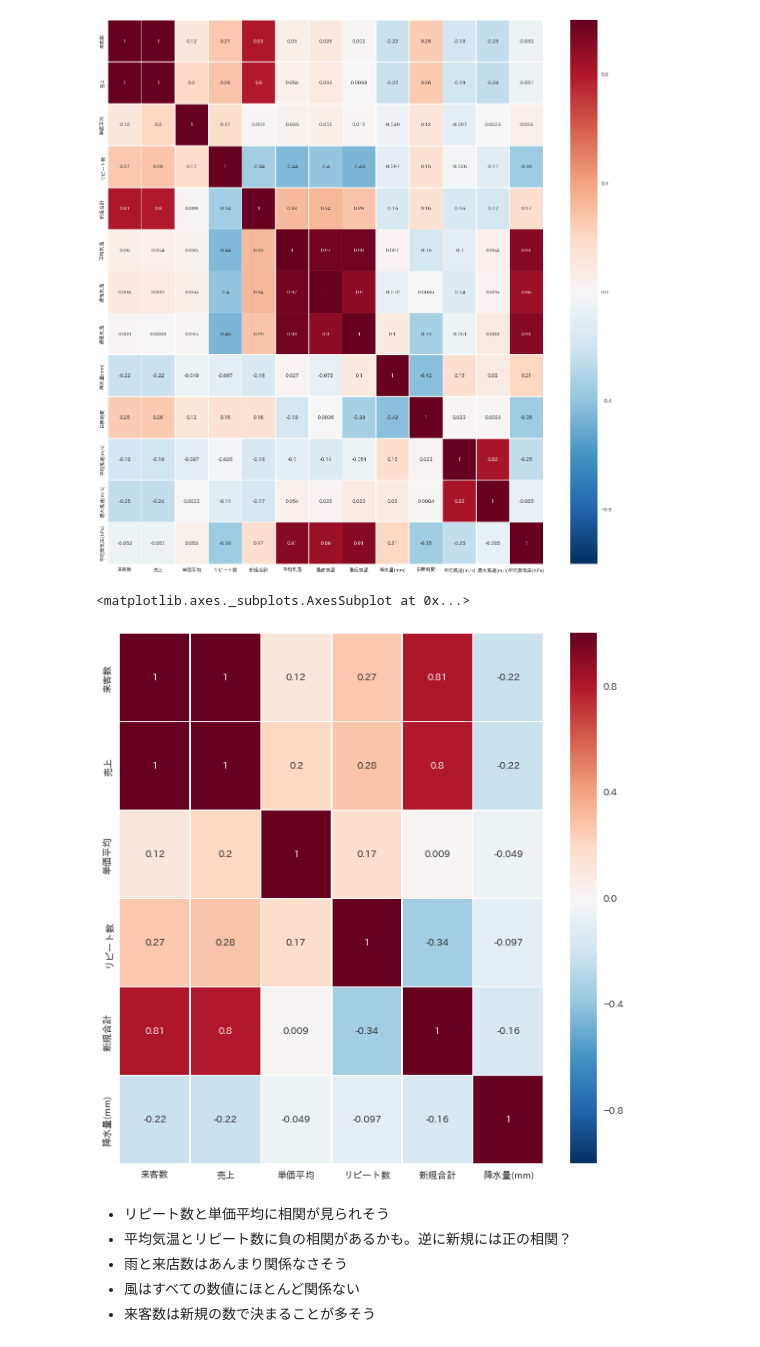
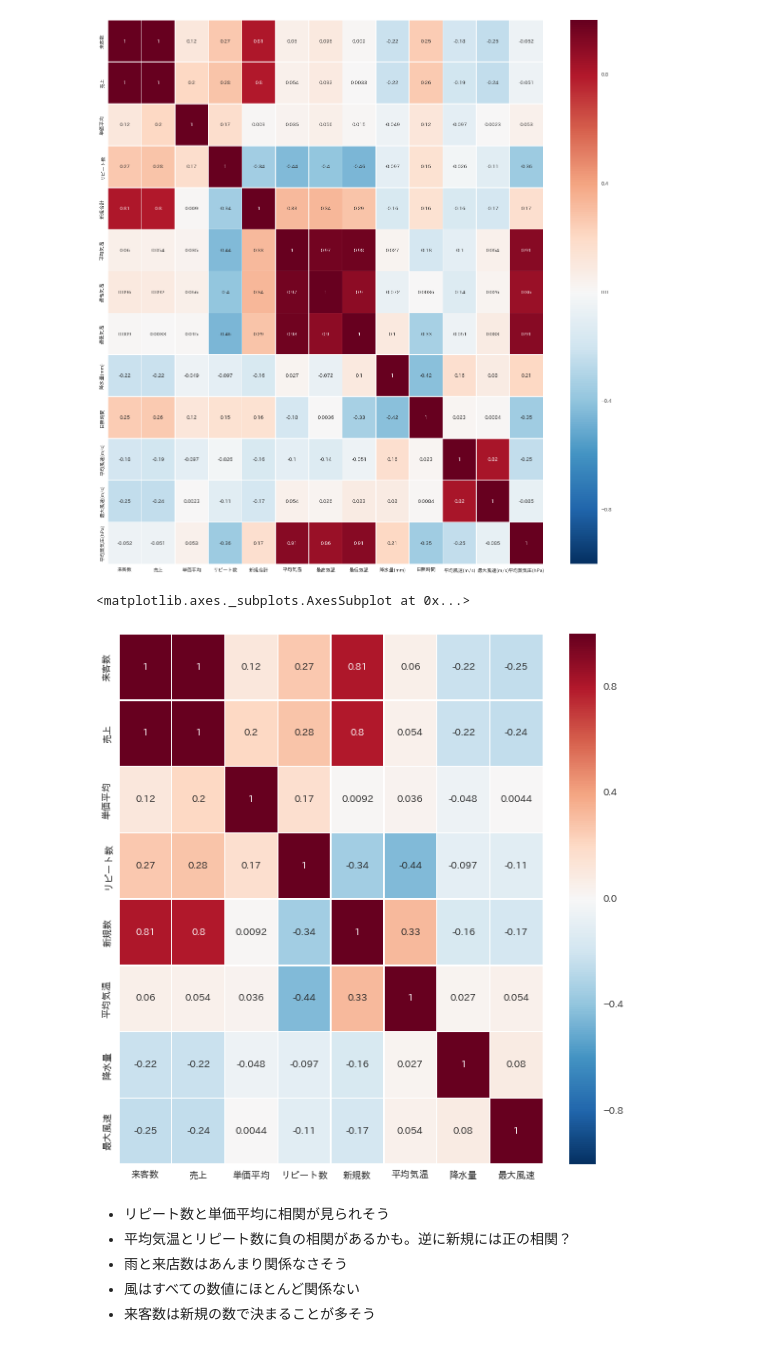
Before and after one commit to hayato1986/analysis, a Jupyter notebook: 1612tantantiger.ipynb, the cells around one changed output. Saved outputs shown, nothing was run; the diff lists cells and outputs as text; code cells hidden in the pictures.

```diff
--- a/1612tantantiger.ipynb
+++ b/1612tantantiger.ipynb
@@ -10,9 +10,9 @@ from scipy import stats
 sns.set_style('whitegrid')
 # %%
 #CSVデータをDF形式で読み込み。 indexにdateを設定
-rowdata = pd.read_csv('/Users/hayato1986/Documents/analysis/open/data/tantantigerdata.csv',
+rowdata = pd.read_csv('./data/tantantigerdata.csv',
                       parse_dates=['日付'],index_col=['日付'], dayfirst=True)
-#rowdata['week'] = rowdata.index.weekday #曜日を追加
+#rowdata['week'] = rowdata.index.weekday #曜日を追加してたけど元データで加工することにした
 # %%
 #データ概要1.
 rowdata.sort_values(by='来客数', ascending=True).head(3)
@@ -111,11 +149,11 @@ sns.heatmap(rowdata.corr() ,annot=True, linewidths=.5, ax=ax)
 # %%
 #よくわからないので相関がないところを削除していく。
 fig, ax = plt.subplots(figsize=(10,10)) #Sizeを定義する
-data = rowdata.drop(['最高気温','最低気温','日照時間', '平均風速(m/s)', '最大風速(m/s)','平均気温', '平均蒸気圧(hPa)'], axis=1)
+data = rowdata.drop(['最高気温','最低気温','日照時間', '平均風速', '蒸気圧(hPa)'], axis=1)
 sns.heatmap(data.corr() ,annot=True, linewidths=.5, ax=ax)
 # %% [output]
 <matplotlib.axes._subplots.AxesSubplot at 0x...>
-[figure, old version]
+[figure, new version]
 # %% [markdown]
 - リピート数と単価平均に相関が見られそう
 - 平均気温とリピート数に負の相関があるかも。逆に新規には正の相関？
```
Also changed, not shown: parts of 19 cells of this notebook, 3 other files.
